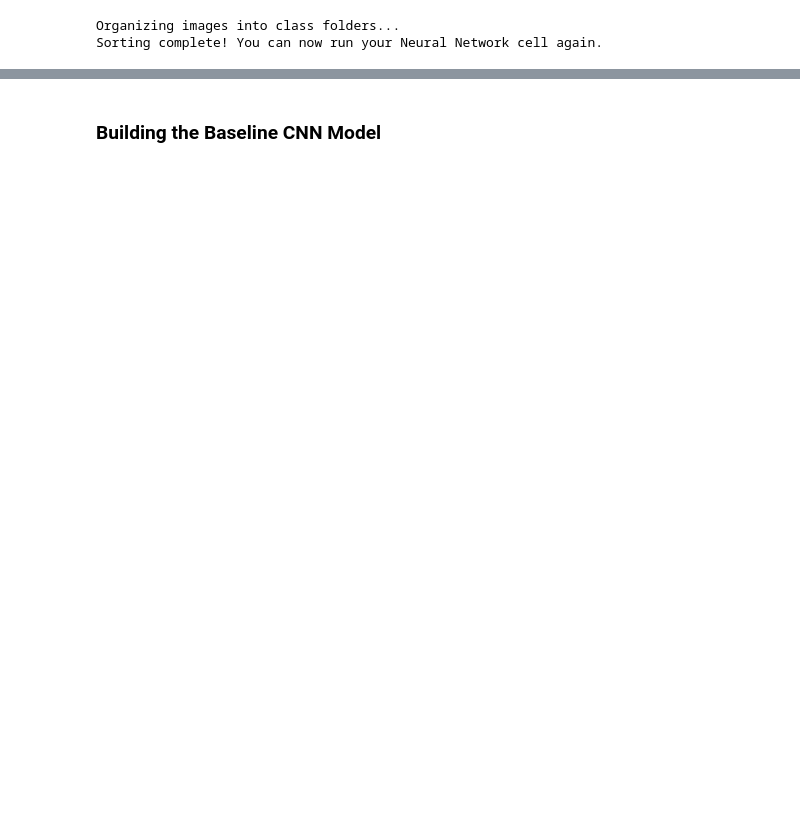
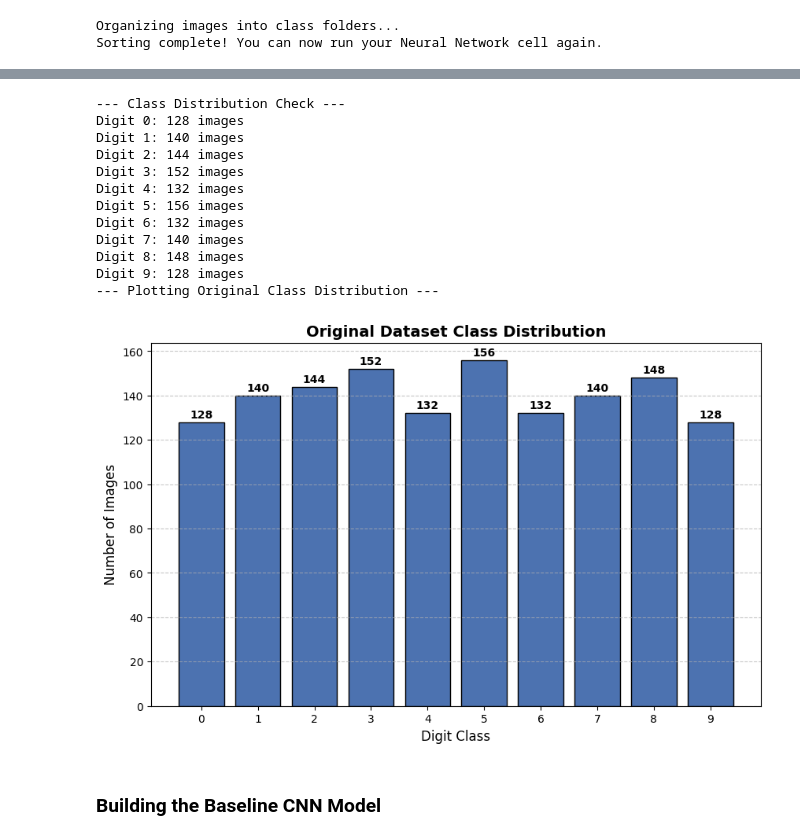
Before and after one commit to Alinakatiliute/BIM-Deep-Learning, a Jupyter notebook: Assignment 2.ipynb, the cells around one changed output, grey strips where cells are left out. Saved outputs shown, nothing was run; the diff lists cells and outputs as text; code cells hidden in the pictures; blank space fills up the shorter version.

```diff
--- a/Assignment 2.ipynb
+++ b/Assignment 2.ipynb
@@ -91,3 +114,53 @@ Classes found: ['0', '1', '2', '3', '4', '5', '6', '7', '8', '9']
+# %%
+import os
+import os
+import matplotlib.pyplot as plt
+
+print("--- Class Distribution Check ---")
+for i in range(10):
+    folder_path = os.path.join(data_dir, str(i))
+    if os.path.exists(folder_path):
+        count = len([f for f in os.listdir(folder_path) if f.endswith(('.png', '.jpg'))])
+        print(f"Digit {i}: {count} images")
+
+
+print("--- Plotting Original Class Distribution ---")
+
+# The data you already counted
+class_names = ['0', '1', '2', '3', '4', '5', '6', '7', '8', '9']
+class_counts = [128, 140, 144, 152, 132, 156, 132, 140, 148, 128]
+
+plt.figure(figsize=(10, 6))
+# Create the bar chart with a nice aesthetic color
+plt.bar(class_names, class_counts, color='#4C72B0', edgecolor='black')
+
+plt.title('Original Dataset Class Distribution', fontsize=14, fontweight='bold')
+plt.xlabel('Digit Class', fontsize=12)
+plt.ylabel('Number of Images', fontsize=12)
+plt.xticks(class_names)
+
+# Add a subtle grid behind the bars for easier reading
+plt.grid(axis='y', linestyle='--', alpha=0.7)
+
+# Add the exact numbers on top of each bar!
+for i, count in enumerate(class_counts):
+    plt.text(i, count + 2, str(count), ha='center', fontweight='bold')
+
+plt.show()
+# %% [output]
+--- Class Distribution Check ---
+Digit 0: 128 images
+Digit 1: 140 images
+Digit 2: 144 images
+Digit 3: 152 images
+Digit 4: 132 images
+Digit 5: 156 images
+Digit 6: 132 images
+Digit 7: 140 images
+Digit 8: 148 images
+Digit 9: 128 images
+--- Plotting Original Class Distribution ---
+[figure, added]
 # %% [markdown]
 ### Building the Baseline CNN Model
 # %%
```
Also changed, not shown: parts of 29 cells of this notebook.
